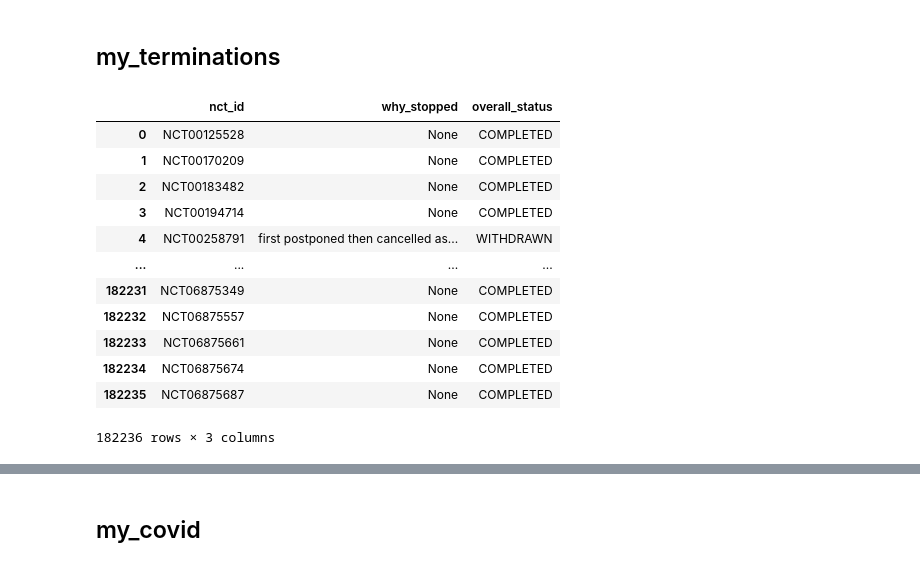
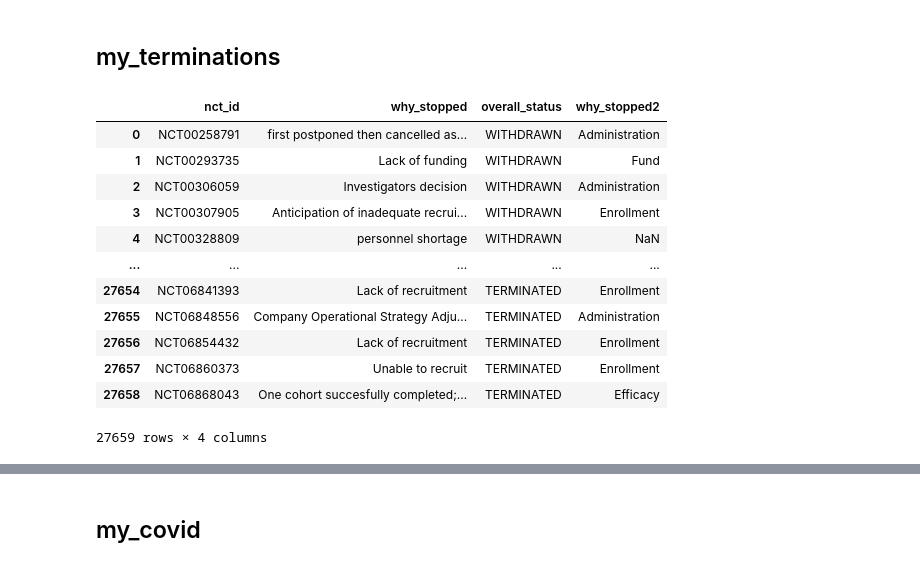
Before and after one commit to AndreouEugenia/Thesis, a Jupyter notebook: Thesis_SQL.ipynb, the cells around one changed output, grey strips where cells are left out. Drawn from its saved outputs; the diff is of its cells as text; code cells hidden in the pictures.

```diff
--- a/Thesis_SQL.ipynb
+++ b/Thesis_SQL.ipynb
@@ -33,8 +33,6 @@ studies.nct_id,
 studies.brief_title,
 studies.official_title,
 studies.source,
-studies.source_class,
-studies.overall_status,
 studies.phase,
 studies.number_of_arms,
 studies.enrollment
@@ -42,8 +40,6 @@ studies.enrollment
 studies.nct_id,
 studies.brief_title,
 studies.official_title,
-studies.source,
-studies.source_class,
 studies.overall_status,
 studies.phase,
 studies.number_of_arms,
@@ -54,13 +50,20 @@ WHERE TO_CHAR(studies.start_date, 'YYYY-MM') >= '2011-01'
   AND studies.study_type = 'INTERVENTIONAL'
   AND studies.overall_status in ('COMPLETED', 'WITHDRAWN', 'TERMINATED')
 
-ORDER BY studies.nct_id;
+ORDER BY
+studies.nct_id,
+studies.brief_title,
+studies.official_title,
+studies.source,
+studies.phase,
+studies.number_of_arms,
+studies.enrollment;
 """
-
+"""
 with engine.connect() as conn:
     conn.execute(text(create_table_sql))
-    conn.commit()
+    conn.commit()"""
 
-my_studies = pd.read_sql("select * from ctgov.my_studies;" , con = engine)
+my_studies = pd.read_sql("select * from ctgov.my_studies;", con = engine)  # was not used anywhere a table. Only for investigational reasons
 my_studies
 # %% [output]
@@ -82,43 +85,68 @@ my_studies
 # %%
 create_table_sql = """
 DROP TABLE IF EXISTS ctgov.my_terminations;
 
 CREATE TABLE ctgov.my_terminations AS
 SELECT DISTINCT ON
     (
 studies.nct_id,
 studies.why_stopped,
 studies.overall_status
     )
 studies.nct_id,
 studies.why_stopped,
 studies.overall_status
 
 from ctgov.studies
 WHERE TO_CHAR(studies.start_date, 'YYYY-MM') >= '2011-01'
   AND studies.study_type = 'INTERVENTIONAL'
-  AND studies.overall_status in ('COMPLETED', 'WITHDRAWN', 'TERMINATED')
+  AND studies.overall_status in ('WITHDRAWN', 'TERMINATED')
 
 ORDER BY studies.nct_id;
+"""
 """
 with engine.connect() as conn:
     conn.execute(text(create_table_sql))
     conn.commit()
+"""
+# Enrollment
+my_terminations = pd.read_sql("select * from ctgov.my_terminations;" , con = engine)  # was not used. May be used to a seperate termination ipyd file. (As the y outcome = always termination)
+my_terminations.loc[my_terminations["why_stopped"].str.contains(
+    "enrollemnt|recru|accru|enrol|participant|recruit|patient|inclusion|human|subjects",
+      case = False) == True, "why_stopped2"] = "Enrollment"
+# Fund
+my_terminations.loc[my_terminations["why_stopped"].str.contains(
+    "fund|sponsor|business|company|portfolio|corporate|resources|financ",
+     case = False) == True, "why_stopped2"] = "Fund"
+# Administration
+my_terminations.loc[my_terminations["why_stopped"].str.contains("PI", case = True) == True, "why_stopped2"] = "Administration"
+my_terminations.loc[my_terminations["why_stopped"].str.contains(
+    "staff|revise|logistic|administrative|management|strateg|internal|organiz|policy|FDA|decide|decision|change",
+    case = False) == True, "why_stopped2"] = "Administration"
 
-my_terminations = pd.read_sql("select * from ctgov.my_terminations;" , con = engine)
-my_terminations2 = my_terminations.copy()
+my_terminations.loc[my_terminations["why_stopped"].str.contains(
+    "recommend|researcher|Researcher|researchers|Researchers|investigator|Investigator|investigators|Investigators",
+    case = True) == True, "why_stopped2"] = "Administration"
+# Efficacy
+my_terminations.loc[my_terminations["why_stopped"].str.contains(
+    "toxic|futility|efficacy|ethical|safety|sufficient|risk",
+      case = False) == True, "why_stopped2"] = "Efficacy"
+# Covid
+my_terminations.loc[my_terminations["why_stopped"].str.contains(
+    "covid|pandemic", case = False) == True, "why_stopped2"] = "Covid"
+
 my_terminations
 # %% [output]
-|  | nct_id | why_stopped | overall_status |
-| 0 | NCT00125528 | None | COMPLETED |
-| 1 | NCT00170209 | None | COMPLETED |
-| 2 | NCT00183482 | None | COMPLETED |
-| 3 | NCT00194714 | None | COMPLETED |
-| 4 | NCT00258791 | first postponed then cancelled as... | WITHDRAWN |
-| ... | ... | ... | ... |
-| 182231 | NCT06875349 | None | COMPLETED |
-| 182232 | NCT06875557 | None | COMPLETED |
-| 182233 | NCT06875661 | None | COMPLETED |
-| 182234 | NCT06875674 | None | COMPLETED |
-| 182235 | NCT06875687 | None | COMPLETED |
+|  | nct_id | why_stopped | overall_status | why_stopped2 |
+| 0 | NCT00258791 | first postponed then cancelled as... | WITHDRAWN | Administration |
+| 1 | NCT00293735 | Lack of funding | WITHDRAWN | Fund |
+| 2 | NCT00306059 | Investigators decision | WITHDRAWN | Administration |
+| 3 | NCT00307905 | Anticipation of inadequate recrui... | WITHDRAWN | Enrollment |
+| 4 | NCT00328809 | personnel shortage | WITHDRAWN | NaN |
+| ... | ... | ... | ... | ... |
+| 27654 | NCT06841393 | Lack of recruitment | TERMINATED | Enrollment |
+| 27655 | NCT06848556 | Company Operational Strategy Adju... | TERMINATED | Administration |
+| 27656 | NCT06854432 | Lack of recruitment | TERMINATED | Enrollment |
+| 27657 | NCT06860373 | Unable to recruit | TERMINATED | Enrollment |
+| 27658 | NCT06868043 | One cohort succesfully completed;... | TERMINATED | Efficacy |
-182236 rows × 3 columns
+27659 rows × 4 columns
```
Also changed, not shown: parts of 37 cells of this notebook, 2 other files.
